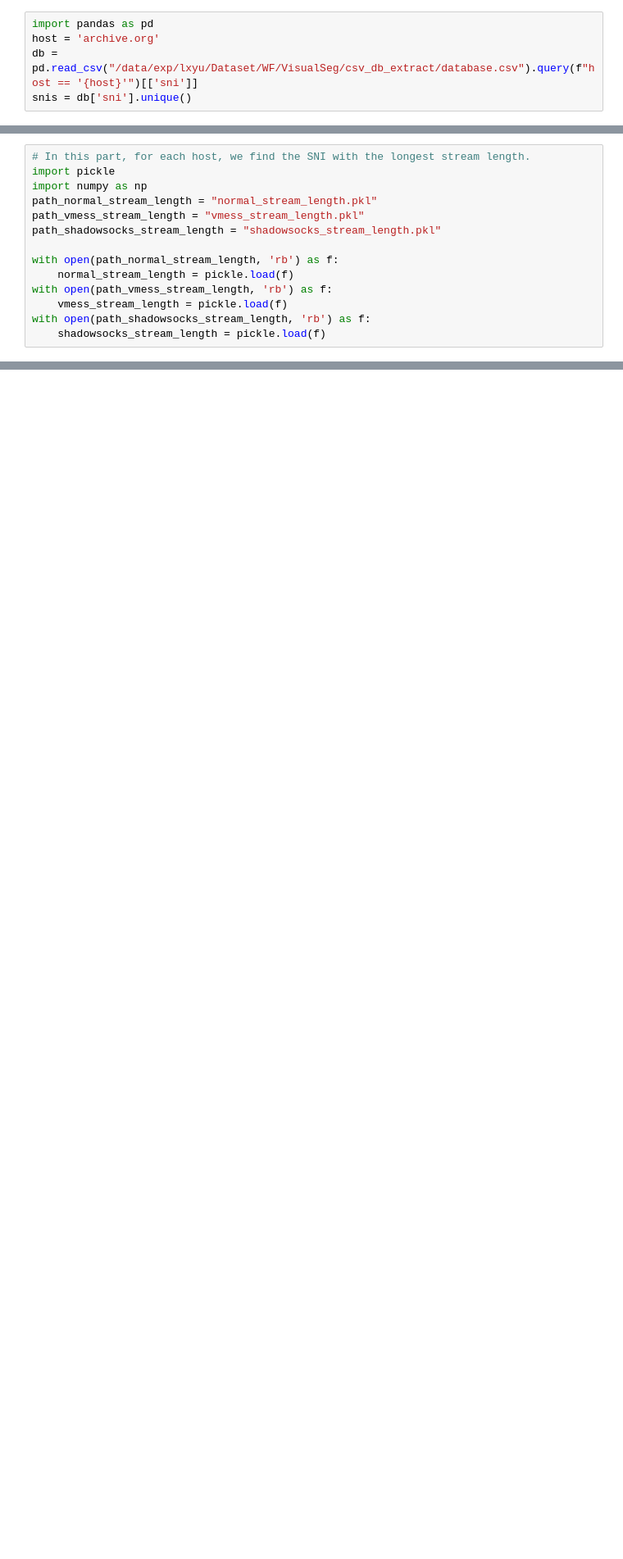
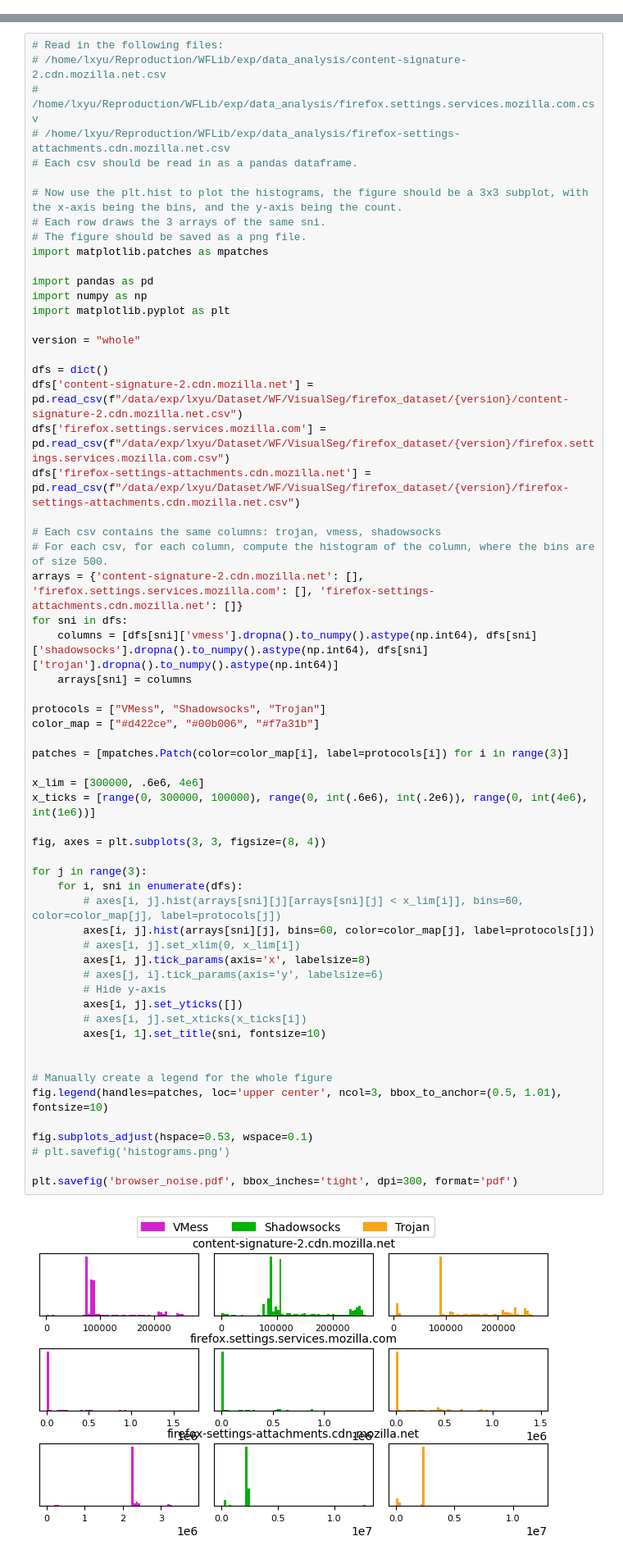
Before and after one commit to wesly2000/PA3, a Jupyter notebook: exp/data_analysis/stream_analysis.ipynb, the cells around one changed output, grey strips where cells are left out. Shown at 82% size. Drawn from its saved outputs; the diff is of its cells as text; blank space fills up the shorter version.

```diff
--- a/exp/data_analysis/stream_analysis.ipynb
+++ b/exp/data_analysis/stream_analysis.ipynb
@@ -224,5 +128,0 @@ filtered_stream_sizes = {'vmess': [size for size in stream_sizes['vmess'] if 200
-# %%
-import pandas as pd
-host = 'archive.org'
-db = pd.read_csv("/data/exp/lxyu/Dataset/WF/VisualSeg/csv_db_extract/database.csv").query(f"host == '{host}'")[['sni']]
-snis = db['sni'].unique()
@@ -392,14 +128,0 @@ sni_shadowsocks_stream_length = {k: sni_shadowsocks_stream_length[k][sni_shadows
-# %%
-# In this part, for each host, we find the SNI with the longest stream length.
-import pickle
-import numpy as np
-path_normal_stream_length = "normal_stream_length.pkl"
-path_vmess_stream_length = "vmess_stream_length.pkl"
-path_shadowsocks_stream_length = "shadowsocks_stream_length.pkl"
-
-with open(path_normal_stream_length, 'rb') as f:
-    normal_stream_length = pickle.load(f)
-with open(path_vmess_stream_length, 'rb') as f:
-    vmess_stream_length = pickle.load(f)
-with open(path_shadowsocks_stream_length, 'rb') as f:
-    shadowsocks_stream_length = pickle.load(f)
@@ -455,0 +167,62 @@ y
+# %%
+# Read in the following files:
+# /home/lxyu/Reproduction/WFLib/exp/data_analysis/content-signature-2.cdn.mozilla.net.csv
+# /home/lxyu/Reproduction/WFLib/exp/data_analysis/firefox.settings.services.mozilla.com.csv
+# /home/lxyu/Reproduction/WFLib/exp/data_analysis/firefox-settings-attachments.cdn.mozilla.net.csv
+# Each csv should be read in as a pandas dataframe.
+
+# Now use the plt.hist to plot the histograms, the figure should be a 3x3 subplot, with the x-axis being the bins, and the y-axis being the count.
+# Each row draws the 3 arrays of the same sni.
+# The figure should be saved as a png file.
+import matplotlib.patches as mpatches
+
+import pandas as pd
+import numpy as np
+import matplotlib.pyplot as plt
+
+version = "whole"
+
+dfs = dict()
+dfs['content-signature-2.cdn.mozilla.net'] = pd.read_csv(f"/data/exp/lxyu/Dataset/WF/VisualSeg/firefox_dataset/{version}/content-signature-2.cdn.mozilla.net.csv")
+dfs['firefox.settings.services.mozilla.com'] = pd.read_csv(f"/data/exp/lxyu/Dataset/WF/VisualSeg/firefox_dataset/{version}/firefox.settings.services.mozilla.com.csv")
+dfs['firefox-settings-attachments.cdn.mozilla.net'] = pd.read_csv(f"/data/exp/lxyu/Dataset/WF/VisualSeg/firefox_dataset/{version}/firefox-settings-attachments.cdn.mozilla.net.csv")
+
+# Each csv contains the same columns: trojan, vmess, shadowsocks
+# For each csv, for each column, compute the histogram of the column, where the bins are of size 500.
+arrays = {'content-signature-2.cdn.mozilla.net': [], 'firefox.settings.services.mozilla.com': [], 'firefox-settings-attachments.cdn.mozilla.net': []}
+for sni in dfs:
+    columns = [dfs[sni]['vmess'].dropna().to_numpy().astype(np.int64), dfs[sni]['shadowsocks'].dropna().to_numpy().astype(np.int64), dfs[sni]['trojan'].dropna().to_numpy().astype(np.int64)]
+    arrays[sni] = columns
+
+protocols = ["VMess", "Shadowsocks", "Trojan"]
+color_map = ["#d422ce", "#00b006", "#f7a31b"]
+
+patches = [mpatches.Patch(color=color_map[i], label=protocols[i]) for i in range(3)]
+
+x_lim = [300000, .6e6, 4e6]
+x_ticks = [range(0, 300000, 100000), range(0, int(.6e6), int(.2e6)), range(0, int(4e6), int(1e6))]
+
+fig, axes = plt.subplots(3, 3, figsize=(8, 4))
+
+for j in range(3):
+    for i, sni in enumerate(dfs):
+        # axes[i, j].hist(arrays[sni][j][arrays[sni][j] < x_lim[i]], bins=60, color=color_map[j], label=protocols[j])
+        axes[i, j].hist(arrays[sni][j], bins=60, color=color_map[j], label=protocols[j])
+        # axes[i, j].set_xlim(0, x_lim[i])
+        axes[i, j].tick_params(axis='x', labelsize=8)
+        # axes[j, i].tick_params(axis='y', labelsize=6)
+        # Hide y-axis
+        axes[i, j].set_yticks([])
+        # axes[i, j].set_xticks(x_ticks[i])
+        axes[i, 1].set_title(sni, fontsize=10)
+
+
+# Manually create a legend for the whole figure
+fig.legend(handles=patches, loc='upper center', ncol=3, bbox_to_anchor=(0.5, 1.01), fontsize=10)
+
+fig.subplots_adjust(hspace=0.53, wspace=0.1)
+# plt.savefig('histograms.png')
+
+plt.savefig('browser_noise.pdf', bbox_inches='tight', dpi=300, format='pdf')
+# %% [output]
+[figure, added]
```
Also changed, not shown: parts of 43 cells of this notebook, 1 other file.
